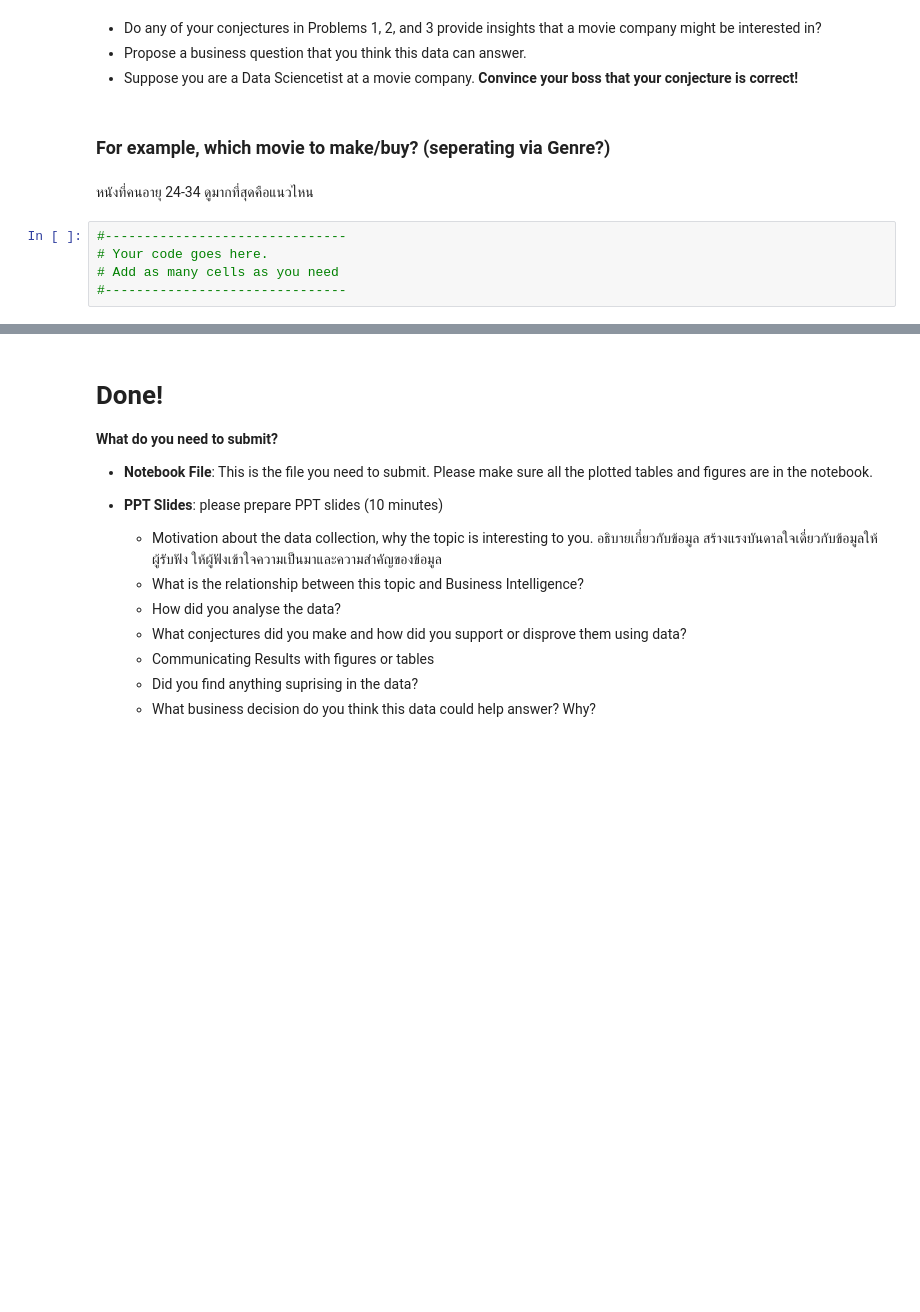
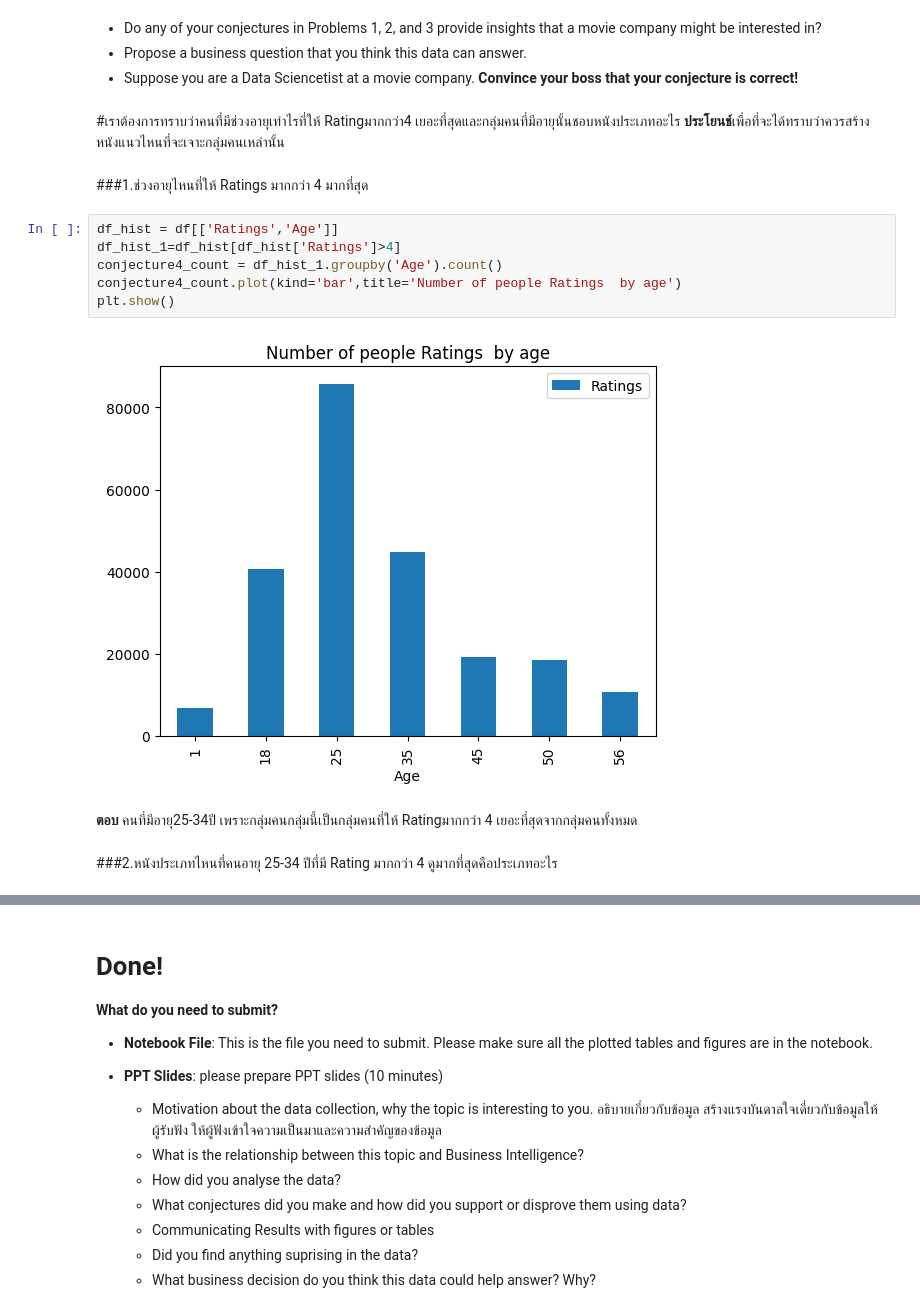
Before and after one commit to Ratchadakorn26/Data-Warehouse-and-Big-Data-Analytics-66, a Jupyter notebook: Project2_66.ipynb, the cells around one changed output, grey strips where cells are left out. Drawn from its saved outputs; the diff is of its cells as text; blank space fills up the shorter version.

```diff
--- a/Project2_66.ipynb
+++ b/Project2_66.ipynb
@@ -497,12 +497,20 @@ Text(0.5, 1.0, 'retired(orange) VS college (blue) ')
 * Do any of your conjectures in Problems 1, 2, and 3 provide insights that a movie company might be interested in?
 * Propose a business question that you think this data can answer.
 * Suppose you are a Data Sciencetist at a movie company.  **Convince your boss that your conjecture is correct!**
-# %% [markdown]
-### For example, which movie to make/buy? (seperating via Genre?)
-# %% [markdown]
-หนังที่คนอายุ 24-34 ดูมากที่สุดคือแนวไหน
-# %%
-#-------------------------------
-# Your code goes here.
-# Add as many cells as you need
-#-------------------------------
+# %% [markdown]
+#เราต้องการทราบว่าคนที่มีช่วงอายุเท่าไรที่ให้ Ratingมากกว่า4 เยอะที่สุดและกลุ่มคนที่มีอายุนั้นชอบหนังประเภทอะไร
+**ประโยนช์**เพื่อที่จะได้ทราบว่าควรสร้างหนังแนวไหนที่จะเจาะกลุ่มคนเหล่านั้น
+# %% [markdown]
+###1.ช่วงอายุไหนที่ให้ Ratings มากกว่า 4 มากที่สุด
+# %%
+df_hist = df[['Ratings','Age']]
+df_hist_1=df_hist[df_hist['Ratings']>4]
+conjecture4_count = df_hist_1.groupby('Age').count()
+conjecture4_count.plot(kind='bar',title='Number of people Ratings  by age')
+plt.show()
+# %% [output]
+[figure, added]
+# %% [markdown]
+**ตอบ** คนที่มีอายุ25-34ปี เพราะกลุ่มคนกลุ่มนี้เป็นกลุ่มคนที่ให้ Ratingมากกว่า 4 เยอะที่สุดจากกลุ่มคนทั้งหมด
+# %% [markdown]
+###2.หนังประเภทไหนที่คนอายุ 25-34 ปีที่มี Rating มากกว่า 4 ดูมากที่สุดคือประเภทอะไร
```
Also changed, not shown: parts of 3 cells of this notebook.
